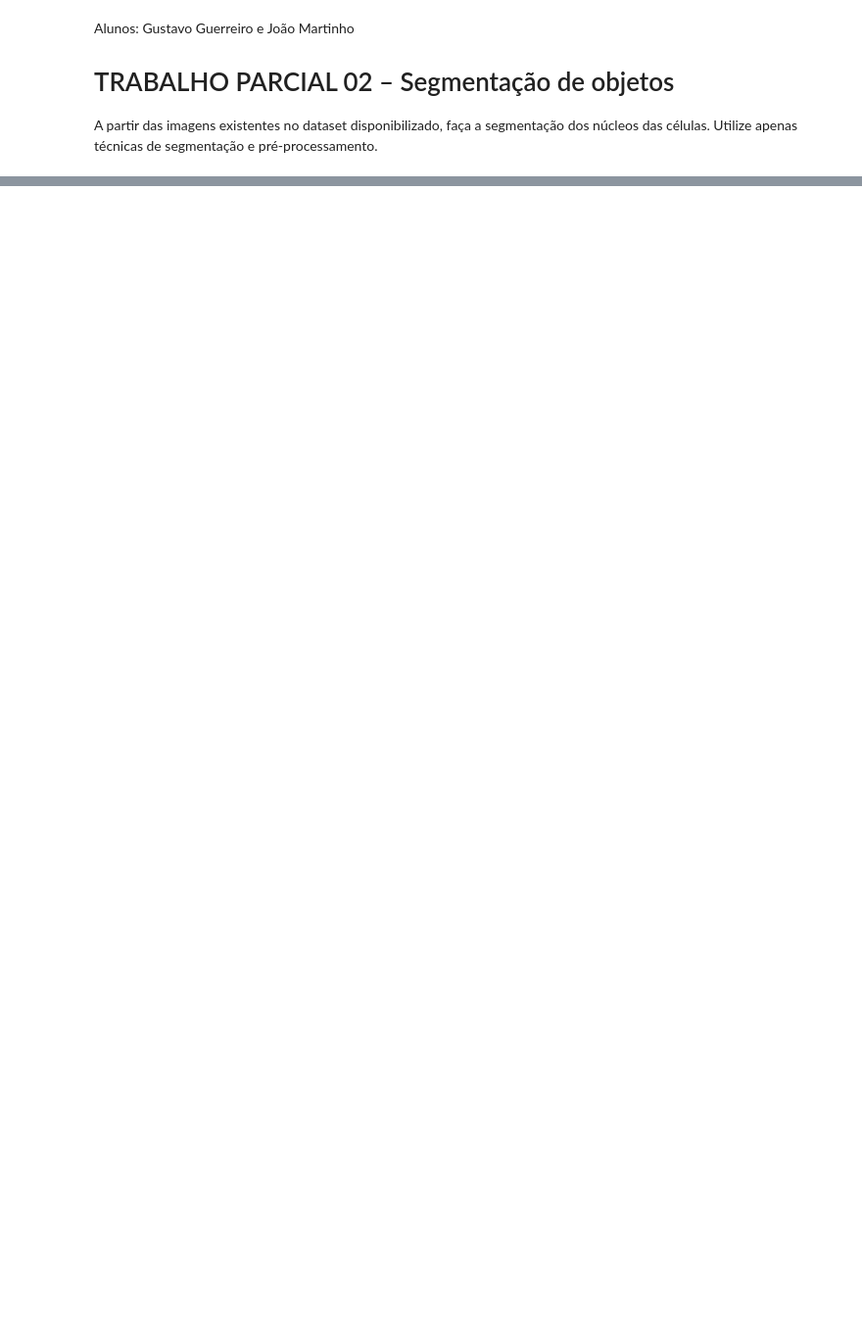
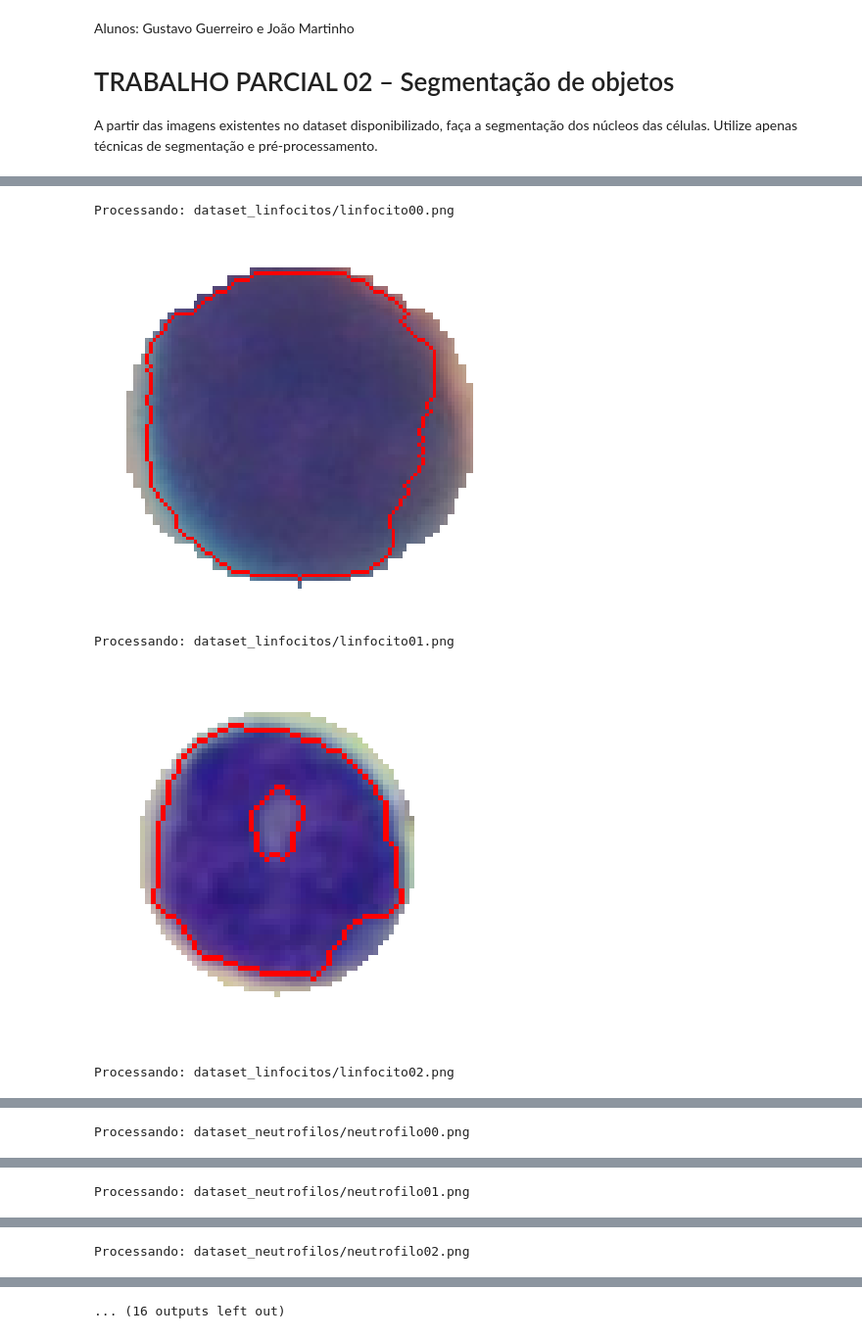
Before and after one commit to joao-martinho/pi, a Jupyter notebook: Trabalho 2/trabalho02.ipynb, the cells around one changed output, grey strips where cells are left out. Shown at 98% size. Drawn from its saved outputs; the diff is of its cells as text; code cells hidden in the pictures; blank space fills up the shorter version.

```diff
--- a/Trabalho 2/trabalho02.ipynb
+++ b/Trabalho 2/trabalho02.ipynb
@@ -625,0 +96,5 @@ if __name__ == '__main__':
+# %%
+def contar_lobulos(mascara_limpa):
+    mascara_limpa = cv2.erode(mascara_limpa, np.ones((3,3)), iterations=1)
+    contornos, _ = cv2.findContours(mascara_limpa, cv2.RETR_EXTERNAL, cv2.CHAIN_APPROX_SIMPLE)
+    return len(contornos)
@@ -625,0 +104,17 @@ if __name__ == '__main__':
+# %%
+def segmentar_nucleo_celular(caminho_imagem, mostrar=True):
+    imagem_original = cv2.imread(caminho_imagem)
+    imagem_processada = isolar_celula(imagem_original)
+    canal_saturacao_melhorado = pre_processar_imagem(imagem_processada)
+    mascara_nucleo = criar_mascara_nucleo(canal_saturacao_melhorado, 126)
+    kernel = np.array([[0, 1, 0],
+                       [1, 1, 1],
+                       [0, 1, 0]], dtype=np.uint8)
+    marcadores = preparar_marcadores_watershed(mascara_nucleo, kernel)
+    mascara_watershed = gerar_mascara_com_watershed(imagem_processada, marcadores)
+    mascara_final_limpa = limpar_mascara_final(mascara_watershed, kernel)
+    num_lobulos = contar_lobulos(mascara_final_limpa)
+    imagem_com_contornos = desenhar_contornos_na_imagem(imagem_processada, mascara_final_limpa)
+    if mostrar:
+        exibir_imagem_final(imagem_com_contornos)
+    return num_lobulos
@@ -625,0 +124,27 @@ if __name__ == '__main__':
+# %%
+resultados = []
+
+for i in range(3):
+    caminho = f'dataset_linfocitos/linfocito0{i}.png'
+    print(f"Processando: {caminho}")
+    qtd = segmentar_nucleo_celular(caminho)
+    resultados.append({"Arquivo": caminho, "Lóbulos encontrados": qtd})
+
+for i in range(10):
+    caminho = f'dataset_neutrofilos/neutrofilo0{i}.png'
+    print(f"Processando: {caminho}")
+    qtd = segmentar_nucleo_celular(caminho)
+    resultados.append({"Arquivo": caminho, "Lóbulos encontrados": qtd})
+
+tabela = pd.DataFrame(resultados)
+print("Imprimindo tabela de resultados:")
+print(tabela)
+
+print("Mostrando DataFrame (interativo pelo Jupyter Notebook):")
+tabela
+# %% [output]
+Processando: dataset_linfocitos/linfocito00.png
+[figure, added]
+Processando: dataset_linfocitos/linfocito01.png
+[figure, added]
+Processando: dataset_linfocitos/linfocito02.png
@@ -625,0 +152 @@ if __name__ == '__main__':
+Processando: dataset_neutrofilos/neutrofilo00.png
@@ -625,0 +154 @@ if __name__ == '__main__':
+Processando: dataset_neutrofilos/neutrofilo01.png
@@ -625,0 +156 @@ if __name__ == '__main__':
+Processando: dataset_neutrofilos/neutrofilo02.png
@@ -625,0 +158 @@ if __name__ == '__main__':
+... (16 outputs left out)
```
Also changed, not shown: parts of 36 cells of this notebook, 3 other files.
